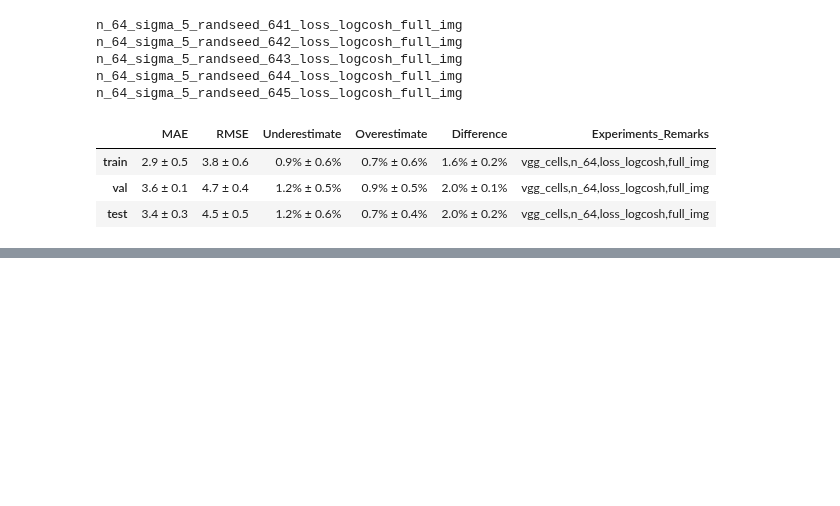
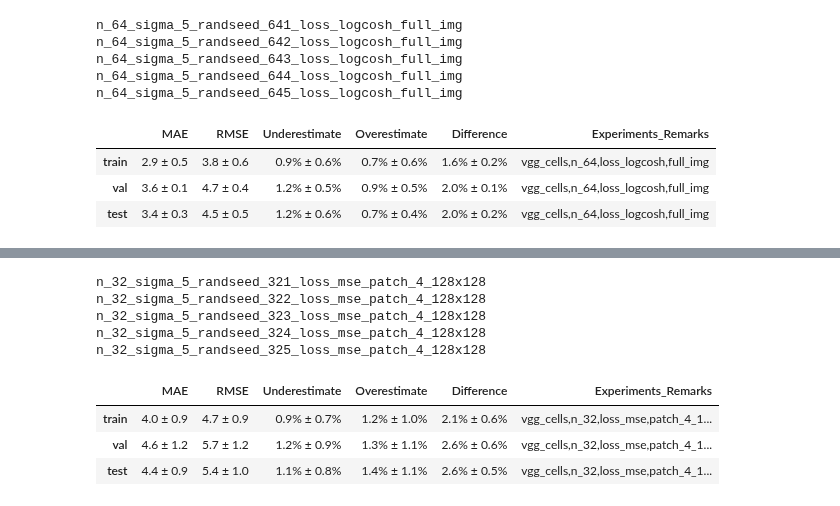
Before and after one commit to Tudor67/Object-Counting, a Jupyter notebook: experiments/2_unet/vgg_cells/experiments_stats.ipynb, the cells around one changed output, grey strips where cells are left out. Cells and saved outputs as stored; diff of their text form; code cells hidden in the pictures; blank space fills up the shorter version.

Commit message:
added 2_unet exp results on vgg_cells (mse loss, patches 4*(128x128), batch_size=16)

```diff
--- a/experiments/2_unet/vgg_cells/experiments_stats.ipynb
+++ b/experiments/2_unet/vgg_cells/experiments_stats.ipynb
@@ -124,0 +131,14 @@ n_64_sigma_5_randseed_645_loss_logcosh_full_img
+# %%
+res_list = load_experiments_results('.', ['n_32', 'loss_mse', 'patch_4_128x128'])
+res_df = get_mean_and_std_of_experiments(res_list, ','.join(['vgg_cells', 'n_32', 'loss_mse', 'patch_4_128x128']))
+res_df.head()
+# %% [output]
+n_32_sigma_5_randseed_321_loss_mse_patch_4_128x128
+n_32_sigma_5_randseed_322_loss_mse_patch_4_128x128
+n_32_sigma_5_randseed_323_loss_mse_patch_4_128x128
+n_32_sigma_5_randseed_324_loss_mse_patch_4_128x128
+n_32_sigma_5_randseed_325_loss_mse_patch_4_128x128
+|  | MAE | RMSE | Underestimate | Overestimate | Difference | Experiments_Remarks |
+| train | 4.0 ± 0.9 | 4.7 ± 0.9 | 0.9% ± 0.7% | 1.2% ± 1.0% | 2.1% ± 0.6% | vgg_cells,n_32,loss_mse,patch_4_1... |
+| val | 4.6 ± 1.2 | 5.7 ± 1.2 | 1.2% ± 0.9% | 1.3% ± 1.1% | 2.6% ± 0.6% | vgg_cells,n_32,loss_mse,patch_4_1... |
+| test | 4.4 ± 0.9 | 5.4 ± 1.0 | 1.1% ± 0.8% | 1.4% ± 1.1% | 2.6% ± 0.5% | vgg_cells,n_32,loss_mse,patch_4_1... |
```
Also changed, not shown: parts of 4 cells of this notebook, 24 other files.
